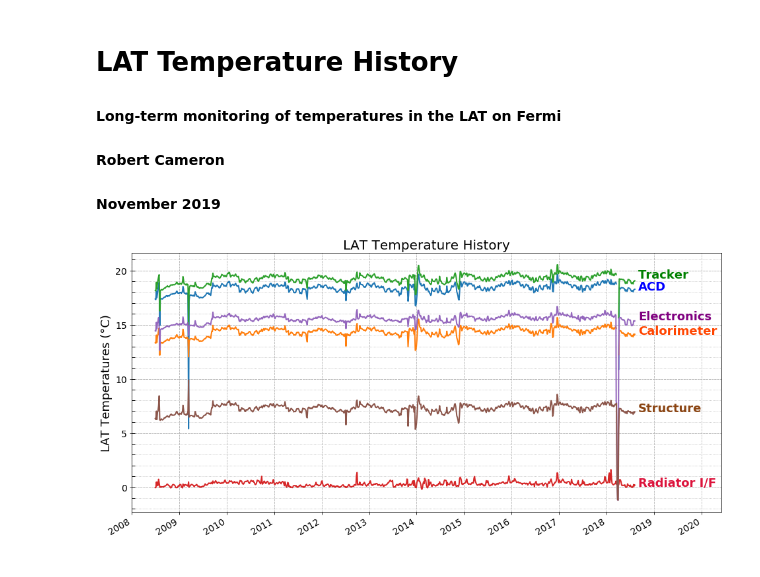
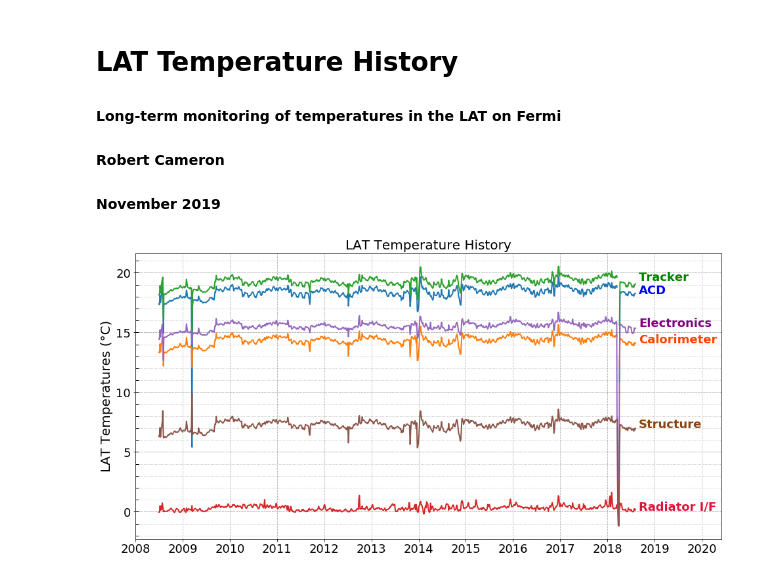
Before and after one commit to rac101/LATmetrics, a Jupyter notebook: LAT-10year-paper/LAT-Temp-History.ipynb, the cells around one changed output. Drawn from its saved outputs; the diff is of its cells as text; code cells hidden in the pictures.

```diff
--- a/LAT-10year-paper/LAT-Temp-History.ipynb
+++ b/LAT-10year-paper/LAT-Temp-History.ipynb
@@ -70,34 +70,39 @@ plt.text(dtext,0.1,'Radiator I/F',color='crimson',size=tsize,weight='bold')
 
 #ax.legend()
 #plt.xlabel("Time")
-plt.ylabel("LAT Temperatures (\u00B0C)",size=18)
+plt.ylabel("LAT Temperatures (\u00B0C)",size=20)
 plt.title("LAT Temperature History",size=20)
+plt.xticks(fontsize=18)
+plt.yticks(fontsize=18)
 
 # set Major and Minor ticks on the time axis
 
 #plt.gca().xaxis.set_major_locator(mdates.DayLocator((1,10,20)))
 #plt.gca().xaxis.set_major_locator(mdates.DayLocator((0,5,10,15,20,25,30)))
 #plt.gca().xaxis.set_major_locator(mdates.DayLocator(interval=10))
 #plt.gca().xaxis.set_minor_locator(mdates.DayLocator(interval=1))
 #plt.gca().xaxis.set_major_locator(mdates.MonthLocator(interval=1))
 
 locator = mdates.AutoDateLocator(minticks=3, maxticks=17)
 ax.xaxis.set_major_locator(locator)
 #plt.gca().xaxis.set_minor_locator(mdates.DayLocator(interval=10))
 ax.yaxis.set_minor_locator(MultipleLocator(1))
 #formatter = mdates.ConciseDateFormatter(locator)    ##### does not exist in my version of Matplotlib!!!
 #ax.xaxis.set_major_formatter(formatter)
 
 #plt.gca().xaxis.set_major_formatter(mdates.DateFormatter("%Y-%b-%d"))
 #ax.grid(which='major', color='#CCCCCC', linestyle='--')
 #ax.grid(which='minor', color='#CCCCCC', linestyle=':')
 ax.grid(which='major', linestyle='--')
 ax.grid(which='minor', linestyle=':')
 
-plt.gcf().autofmt_xdate()
+#plt.gcf().autofmt_xdate()
 
 ax.tick_params(which='minor', length=5, width=1, direction='in')
 
+plotfile = "/Users/rac/Documents/GLAST/ISOC/LATmetrics/10yearLAT/full-mission/LATtemphistory.png"
+plt.savefig(plotfile)
+
 plt.show()
 # %% [output]
-[figure, old version]
+[figure, new version]
```
Also changed, not shown: 7 other files.
